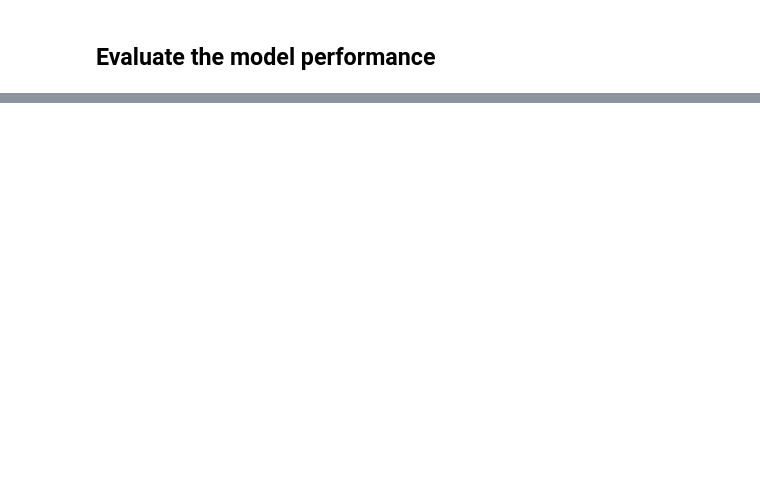
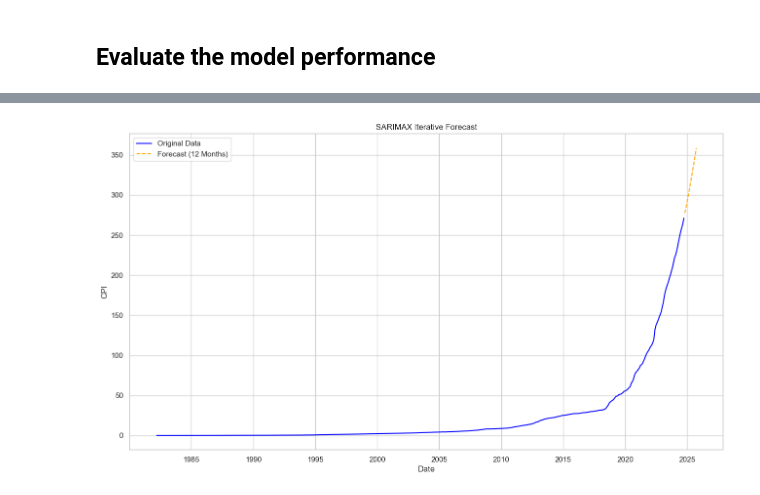
Before and after one commit to sbrkzm/Inflation-forecast, a Jupyter notebook: final.ipynb, the cells around one changed output, grey strips where cells are left out. Cells and saved outputs as stored; diff of their text form; code cells hidden in the pictures; blank space fills up the shorter version.

```diff
--- a/final.ipynb
+++ b/final.ipynb
@@ -240,24 +424,7 @@ Lag Plot<br>
 # %%
-from scipy.stats import boxcox
-from sklearn.preprocessing import PowerTransformer
 
 
 def choose_data_transformation(data, transformation_type="log", visualize=False):
-    """
-    Applies different types of transformations to the input data.
-
-    Parameters:
-        data (pd.Series or np.array): The input time series data.
-        transformation_type (str): The type of transformation to apply. Options include:
-                                  - 'log': Log Transformation
-                                  - 'boxcox': Box-Cox Transformation
-                                  - 'yeo_johnson': Yeo-Johnson Power Transformation
-                                  - 'sqrt': Square Root Transformation
-        visualize (bool): If True, plots the original and transformed data for comparison.
-
-    Returns:
-        transformed_data (np.array): The transformed data.
-    """
     # Ensure data is a NumPy array for easier transformation
     data = np.array(data)
 
@@ -277,7 +444,6 @@ def choose_data_transformation(data, transformation_type="log", visualize=False)
         transformed_data = transformer.fit_transform(data.reshape(-1, 1)).flatten()
 
     elif transformation_type == "sqrt":
-        # Square Root Transformation (adding a small constant to avoid sqrt(0))
         transformed_data = np.sqrt(data + 1e-9)
     elif transformation_type == "minmax":
         # Min-Max Scaling
@@ -945,0 +898,54 @@ Name: predicted_mean, dtype: float64
+# %%
+# Initialize a DataFrame to store forecasts
+future_forecasts = pd.DataFrame(columns=['Date', 'Forecast'])
+
+# Number of months to forecast
+forecast_horizon = 12
+
+# Make a copy of the original data to avoid modifying it
+data_with_forecasts = df.copy()
+
+# Iteratively forecast one month at a time
+for i in range(forecast_horizon):
+    # Train the SARIMAX model on the current data
+    sarimax_model = SARIMAX(
+        data_with_forecasts['CPI'],
+        order=stepwise_fit.order,
+        seasonal_order=stepwise_fit.seasonal_order,
+        enforce_stationarity=False,
+        enforce_invertibility=False
+    )
+    sarimax_results = sarimax_model.fit(disp=False)
+
+    # Forecast for the next step (1 month)
+    forecast_steps = 1
+    forecast = sarimax_results.get_forecast(steps=forecast_steps)
+    forecast_mean = forecast.predicted_mean.iloc[0]  # Get the forecasted value
+
+    # Create the next date to append
+    next_date = data_with_forecasts.index[-1] + pd.DateOffset(months=1)
+
+    # Append the forecast to the data
+    data_with_forecasts.loc[next_date] = forecast_mean
+
+    # Store the forecast in the future_forecasts DataFrame
+    new_forecast = pd.DataFrame({'Date': [next_date], 'Forecast': [forecast_mean]})
+    future_forecasts = pd.concat([future_forecasts, new_forecast], ignore_index=True)
+
+# Set 'Date' as the index for the forecast DataFrame
+future_forecasts['Date'] = pd.to_datetime(future_forecasts['Date'])
+future_forecasts.set_index('Date', inplace=True)
+
+# Visualize the results
+
+plt.figure(figsize=(14, 8))
+plt.plot(np.exp(df['CPI']), label='Original Data', color='blue')
+plt.plot(np.exp(future_forecasts['Forecast']), label='Forecast (12 Months)', color='orange', linestyle='--')
+plt.title('SARIMAX Iterative Forecast')
+plt.xlabel('Date')
+plt.ylabel('CPI')
+plt.legend()
+plt.grid(True)
+plt.show()
+# %% [output]
+[figure, added]
```
Also changed, not shown: parts of 42 cells of this notebook, 1 other file.
